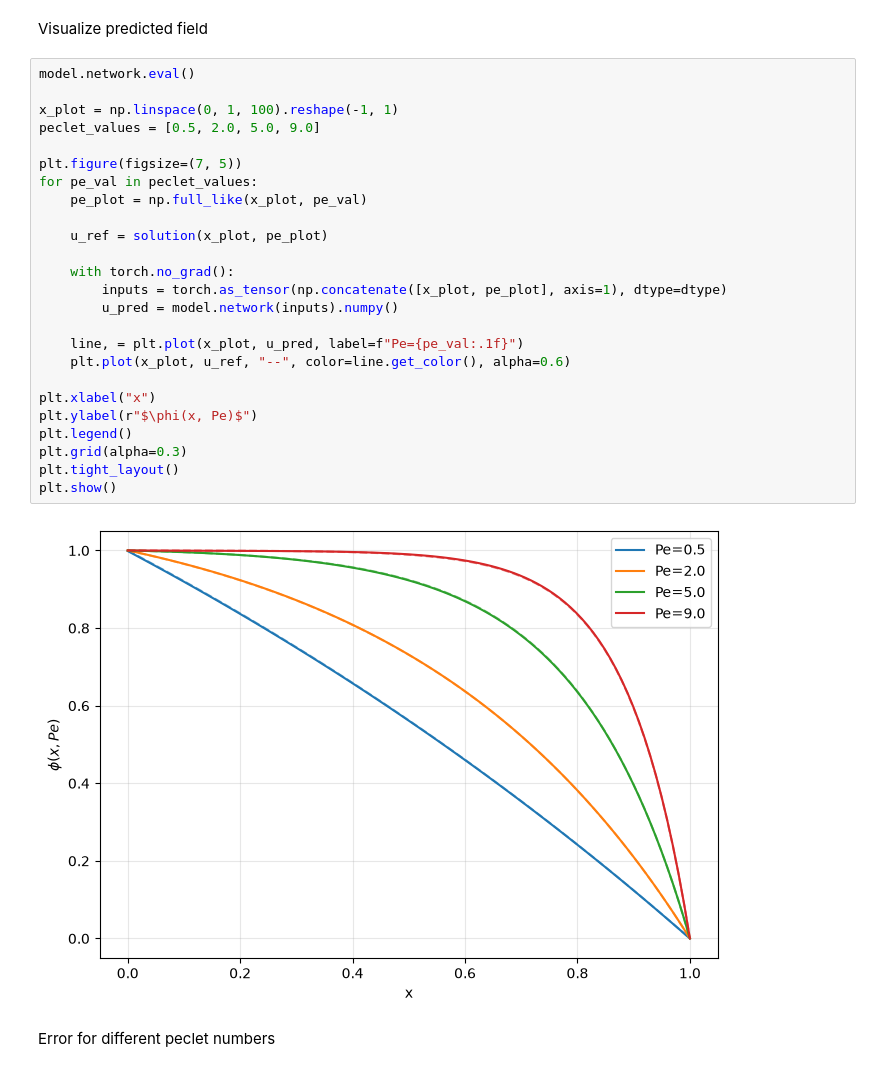
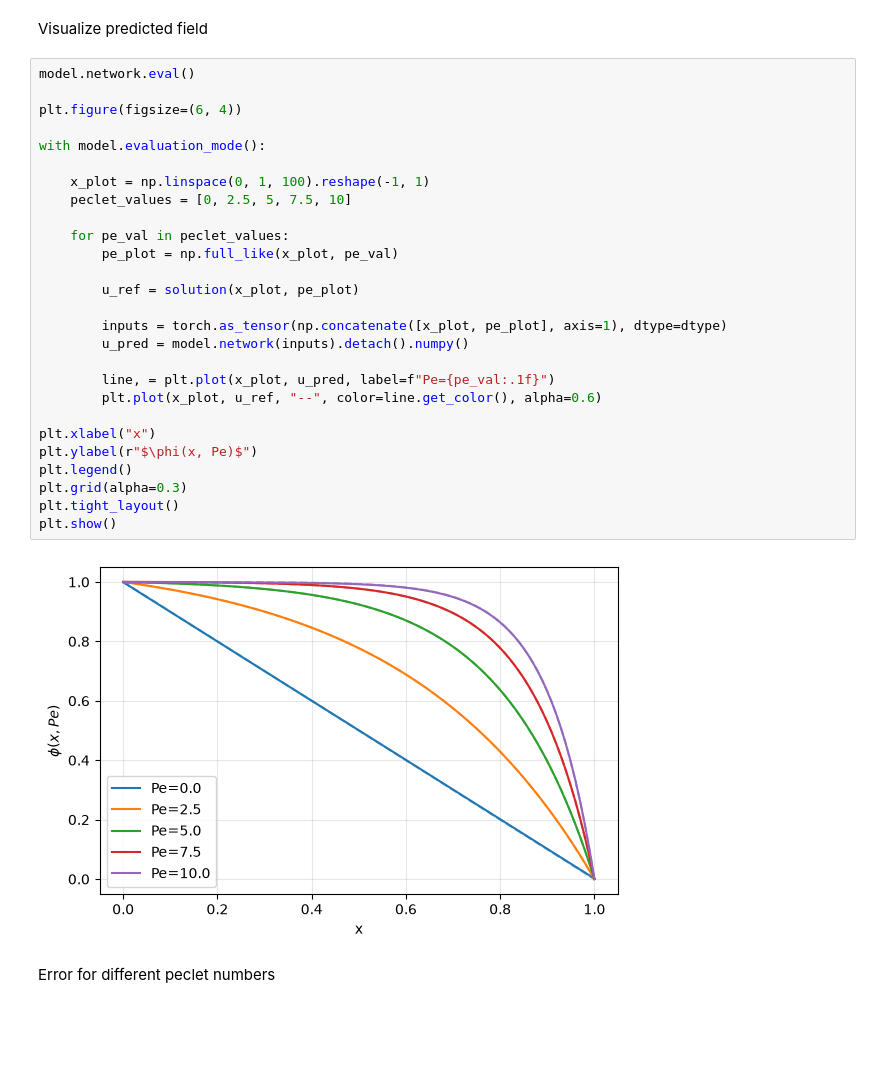
Before and after one commit to LABOSS-UFMG/sciml, a Jupyter notebook: tutorials/t1.ipynb, the cells around one changed output. Drawn from its saved outputs; the diff is of its cells as text; blank space fills up the shorter version.

```diff
--- a/tutorials/t1.ipynb
+++ b/tutorials/t1.ipynb
@@ -277,30 +386,32 @@ Visualize predicted field
 # %%
 model.network.eval()
 
-x_plot = np.linspace(0, 1, 100).reshape(-1, 1)
-peclet_values = [0.5, 2.0, 5.0, 9.0]
+plt.figure(figsize=(6, 4))
 
-plt.figure(figsize=(7, 5))
-for pe_val in peclet_values:
-    pe_plot = np.full_like(x_plot, pe_val)
+with model.evaluation_mode():
 
-    u_ref = solution(x_plot, pe_plot)
+    x_plot = np.linspace(0, 1, 100).reshape(-1, 1)
+    peclet_values = [0, 2.5, 5, 7.5, 10]
 
-    with torch.no_grad():
+    for pe_val in peclet_values:
+        pe_plot = np.full_like(x_plot, pe_val)
+
+        u_ref = solution(x_plot, pe_plot)
+
         inputs = torch.as_tensor(np.concatenate([x_plot, pe_plot], axis=1), dtype=dtype)
-        u_pred = model.network(inputs).numpy()
+        u_pred = model.network(inputs).detach().numpy()
 
-    line, = plt.plot(x_plot, u_pred, label=f"Pe={pe_val:.1f}")
-    plt.plot(x_plot, u_ref, "--", color=line.get_color(), alpha=0.6)
+        line, = plt.plot(x_plot, u_pred, label=f"Pe={pe_val:.1f}")
+        plt.plot(x_plot, u_ref, "--", color=line.get_color(), alpha=0.6)
 
 plt.xlabel("x")
 plt.ylabel(r"$\phi(x, Pe)$")
 plt.legend()
 plt.grid(alpha=0.3)
 plt.tight_layout()
 plt.show()
 # %% [output]
-[figure, old version]
+[figure, new version]
 # %% [markdown]
 Error for different peclet numbers
 # %%
```
Also changed, not shown: parts of 15 cells of this notebook, 29 other files.
